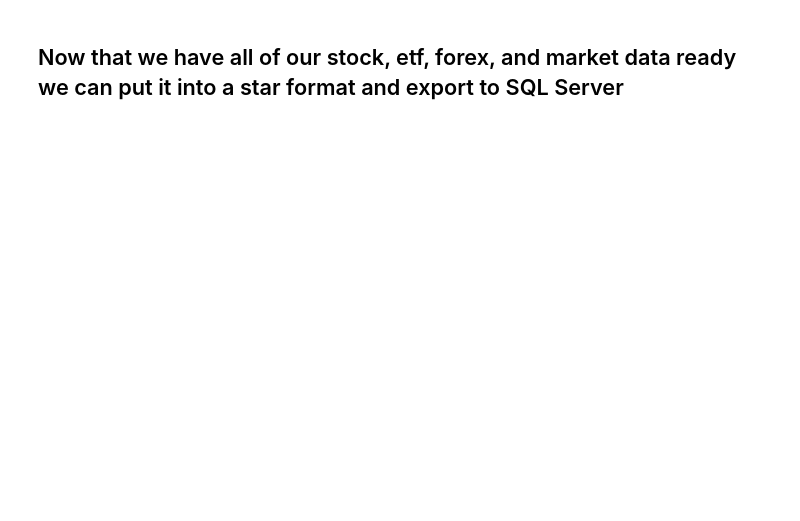
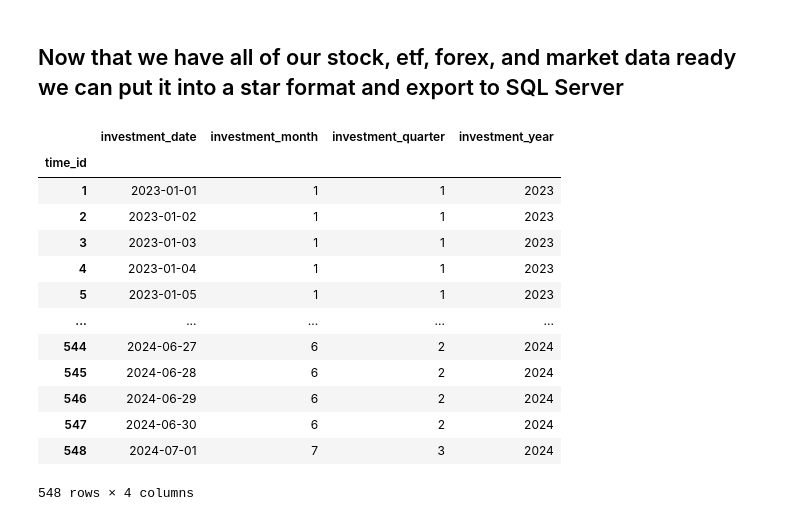
Before and after one commit to jvo1563/Skillstorm-Assignments, a Jupyter notebook: ProjectOne/Investment.ipynb, the cells around one changed output. Drawn from its saved outputs; the diff is of its cells as text; code cells hidden in the pictures; blank space fills up the shorter version.

```diff
--- a/ProjectOne/Investment.ipynb
+++ b/ProjectOne/Investment.ipynb
@@ -394,6 +372,35 @@ investment_sector = {
 investment_type_df = pd.DataFrame(investment_type)
 investment_name_df = pd.DataFrame(investment_name)
 investment_sector_df = pd.DataFrame(investment_sector)
+# %%
+# Creating the time dimension table
+
+investment_time_df = pd.DataFrame(
+    {"investment_date": pd.date_range(start="2023-01-01", end="2024-07-01", freq="D")}
+)
+investment_time_df["investment_month"] = investment_time_df["investment_date"].dt.month
+investment_time_df["investment_quarter"] = investment_time_df["investment_date"].dt.quarter
+investment_time_df["investment_year"] = investment_time_df["investment_date"].dt.year
+
+investment_time_df["time_id"] = investment_time_df.index + 1
+investment_time_df.set_index("time_id", inplace=True)
+
+investment_time_df
+# %% [output]
+|  | investment_date | investment_month | investment_quarter | investment_year |
+| time_id |  |  |  |  |
+| 1 | 2023-01-01 | 1 | 1 | 2023 |
+| 2 | 2023-01-02 | 1 | 1 | 2023 |
+| 3 | 2023-01-03 | 1 | 1 | 2023 |
+| 4 | 2023-01-04 | 1 | 1 | 2023 |
+| 5 | 2023-01-05 | 1 | 1 | 2023 |
+| ... | ... | ... | ... | ... |
+| 544 | 2024-06-27 | 6 | 2 | 2024 |
+| 545 | 2024-06-28 | 6 | 2 | 2024 |
+| 546 | 2024-06-29 | 6 | 2 | 2024 |
+| 547 | 2024-06-30 | 6 | 2 | 2024 |
+| 548 | 2024-07-01 | 7 | 3 | 2024 |
+548 rows × 4 columns
 # %%
 # Adding in the relationships to our dimensions
 for i in investments:
```
Also changed, not shown: parts of 16 cells of this notebook, 20 other files.
